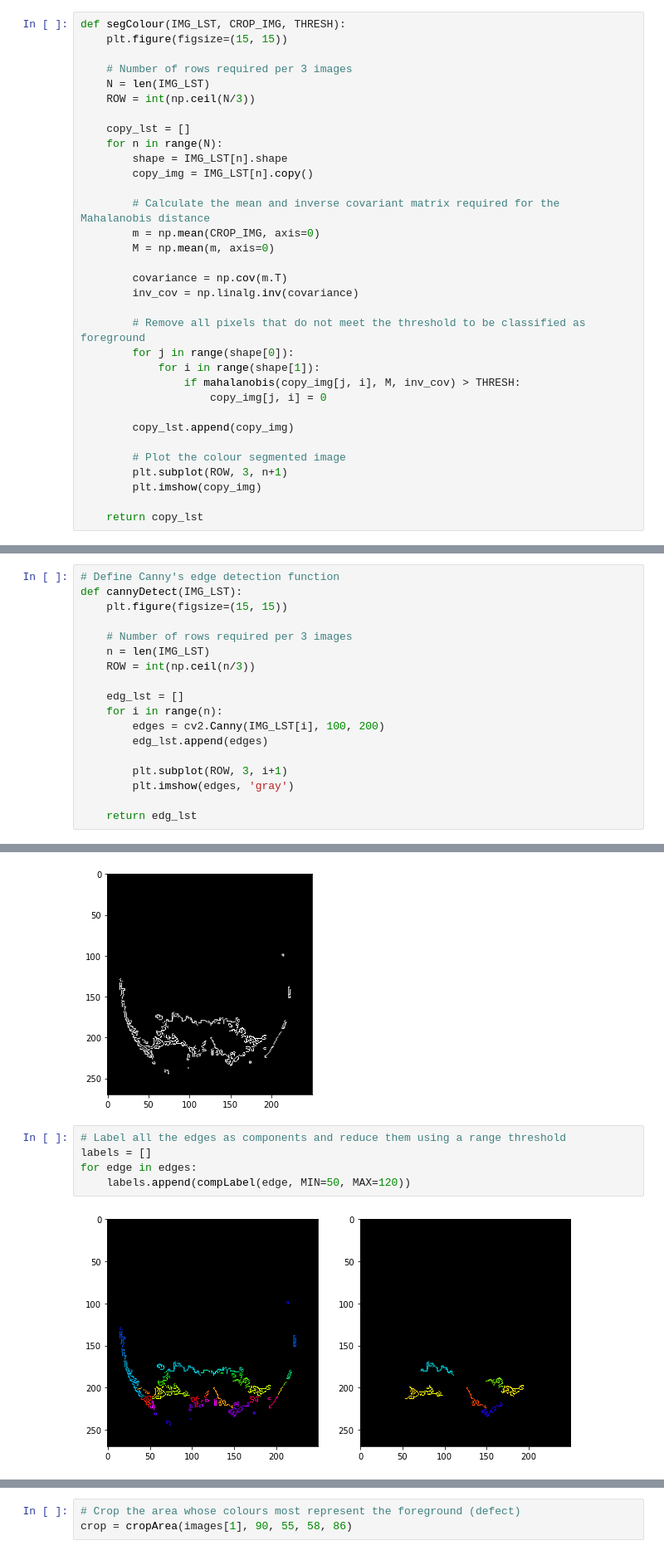
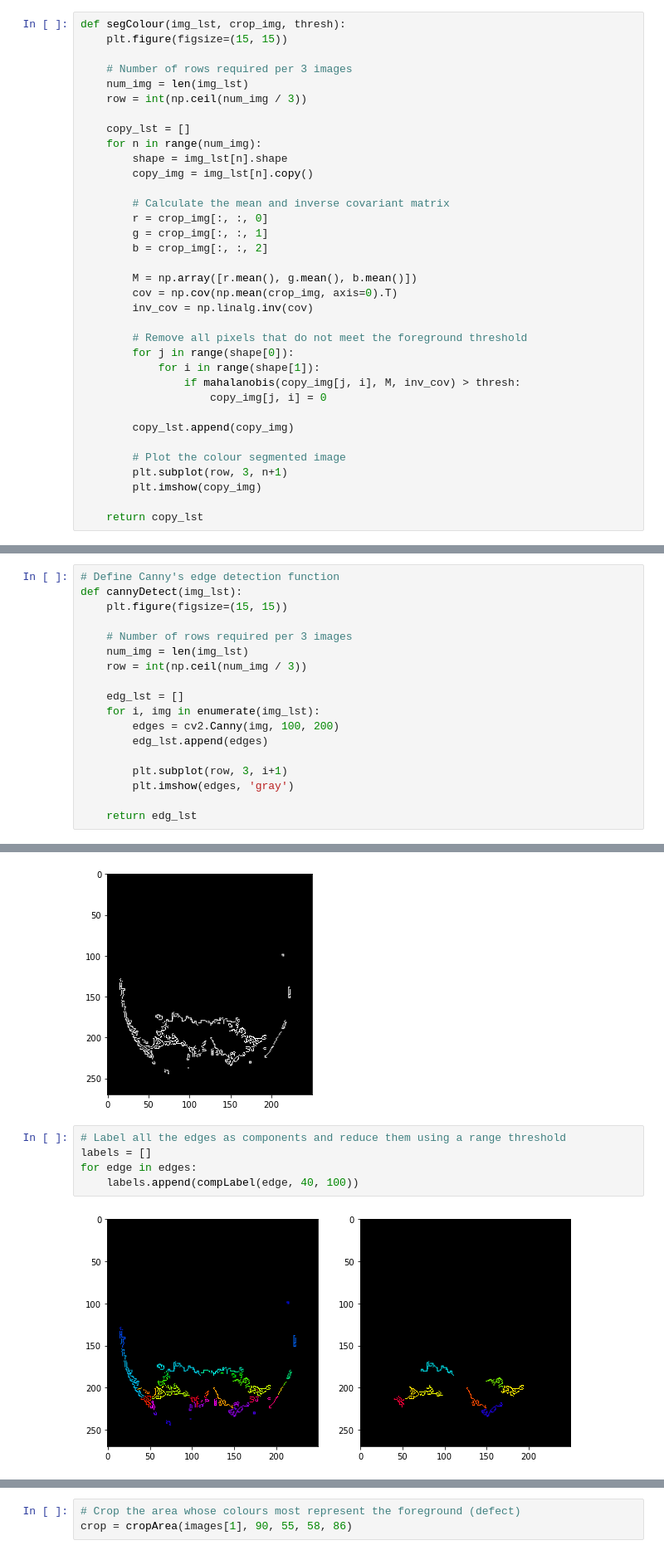
Before and after one commit to LeonidasY/master-ai-projects, a Jupyter notebook: fruit-inspection/fruit-inspection.ipynb, the cells around one changed output, grey strips where cells are left out. Shown at 83% size. Cells and saved outputs as stored; diff of their text form.

```diff
--- a/fruit-inspection/fruit-inspection.ipynb
+++ b/fruit-inspection/fruit-inspection.ipynb
@@ -290,35 +292,37 @@ crop = cropArea(images[0], 80, 183, 76, 20)
 # %% [markdown]
 A threshold must also be chosen and adjusted to segment the image such that as much of the foreground is captured while leaving out as much of the background.
 # %%
-def segColour(IMG_LST, CROP_IMG, THRESH):
+def segColour(img_lst, crop_img, thresh):
     plt.figure(figsize=(15, 15))
 
     # Number of rows required per 3 images
-    N = len(IMG_LST)
-    ROW = int(np.ceil(N/3))
+    num_img = len(img_lst)
+    row = int(np.ceil(num_img / 3))
 
     copy_lst = []
-    for n in range(N):
-        shape = IMG_LST[n].shape
-        copy_img = IMG_LST[n].copy()
+    for n in range(num_img):
+        shape = img_lst[n].shape
+        copy_img = img_lst[n].copy()
 
-        # Calculate the mean and inverse covariant matrix required for the Mahalanobis distance
-        m = np.mean(CROP_IMG, axis=0)
-        M = np.mean(m, axis=0)
+        # Calculate the mean and inverse covariant matrix
+        r = crop_img[:, :, 0]
+        g = crop_img[:, :, 1]
+        b = crop_img[:, :, 2]
 
-        covariance = np.cov(m.T)
-        inv_cov = np.linalg.inv(covariance)
+        M = np.array([r.mean(), g.mean(), b.mean()])
+        cov = np.cov(np.mean(crop_img, axis=0).T)
+        inv_cov = np.linalg.inv(cov)
 
-        # Remove all pixels that do not meet the threshold to be classified as foreground
+        # Remove all pixels that do not meet the foreground threshold
         for j in range(shape[0]):
             for i in range(shape[1]):
-                if mahalanobis(copy_img[j, i], M, inv_cov) > THRESH:
+                if mahalanobis(copy_img[j, i], M, inv_cov) > thresh:
                     copy_img[j, i] = 0
 
         copy_lst.append(copy_img)
 
         # Plot the colour segmented image
-        plt.subplot(ROW, 3, n+1)
+        plt.subplot(row, 3, n+1)
         plt.imshow(copy_img)
 
     return copy_lst
@@ -331,19 +335,19 @@ colour = segColour([images[0]], crop, 6)
 Canny's edge detector is used to obtain the edges of the remaining area after colour segmentation. Binary morphology cannot be used here as the image is not binary.
 # %%
 # Define Canny's edge detection function
-def cannyDetect(IMG_LST):
+def cannyDetect(img_lst):
     plt.figure(figsize=(15, 15))
 
     # Number of rows required per 3 images
-    n = len(IMG_LST)
-    ROW = int(np.ceil(n/3))
+    num_img = len(img_lst)
+    row = int(np.ceil(num_img / 3))
 
     edg_lst = []
-    for i in range(n):
-        edges = cv2.Canny(IMG_LST[i], 100, 200)
+    for i, img in enumerate(img_lst):
+        edges = cv2.Canny(img, 100, 200)
         edg_lst.append(edges)
 
-        plt.subplot(ROW, 3, i+1)
+        plt.subplot(row, 3, i+1)
         plt.imshow(edges, 'gray')
 
     return edg_lst
@@ -355,10 +359,10 @@ edges = cannyDetect(colour)
 # %%
 # Label all the edges as components and reduce them using a range threshold
 labels = []
 for edge in edges:
-    labels.append(compLabel(edge, MIN=50, MAX=120))
+    labels.append(compLabel(edge, 40, 100))
 # %% [output]
-[figure, old version]
+[figure, new version]
 # %%
 # Show all detected defects in the original image
 showDefects([images[0]], edges, labels)
```
Also changed, not shown: parts of 18 cells of this notebook.
